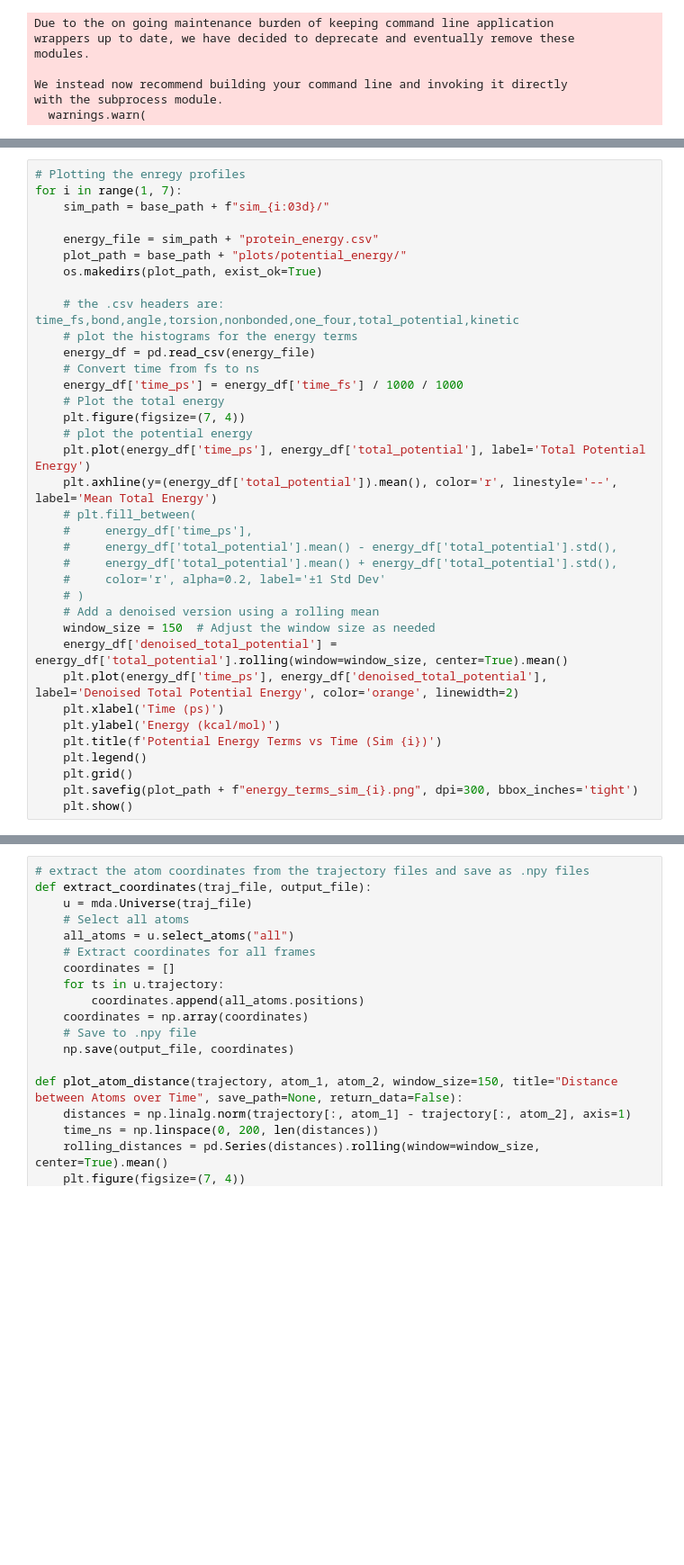
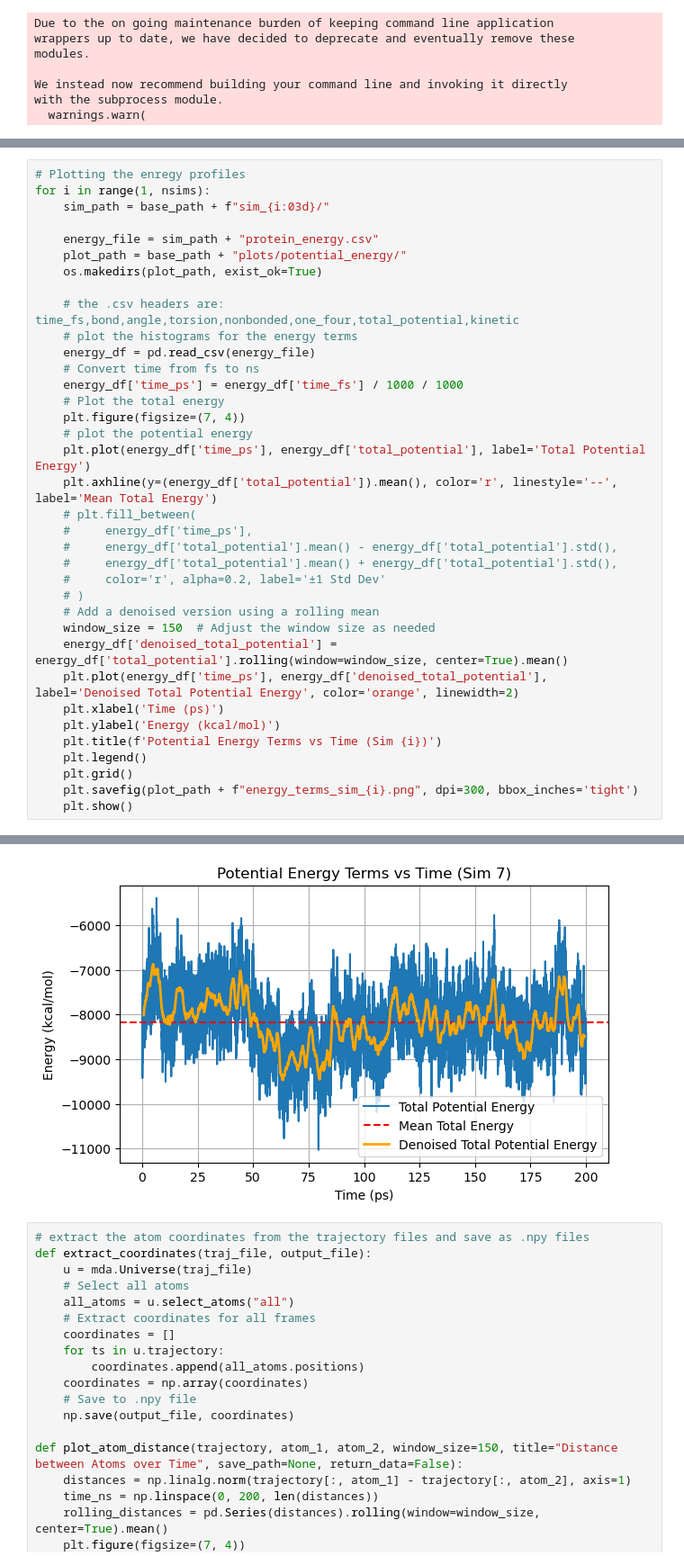
Before and after one commit to john-zcliu/oshea-j-wood-c-pbp-design-2023, a Jupyter notebook: mdTrajAnalysis2.ipynb, the cells around one changed output, grey strips where cells are left out. Shown at 90% size. Drawn from its saved outputs; the diff is of its cells as text; blank space fills up the shorter version.

```diff
--- a/mdTrajAnalysis2.ipynb
+++ b/mdTrajAnalysis2.ipynb
@@ -42,6 +43,6 @@ os.makedirs(NN_training_dir, exist_ok=True)
 # %%
 # Plotting the enregy profiles
-for i in range(1, 7):
+for i in range(1, nsims):
     sim_path = base_path + f"sim_{i:03d}/"
 
     energy_file = sim_path + "protein_energy.csv"
@@ -55,33 +56,34 @@ for i in range(1, 7):
     energy_df['time_ps'] = energy_df['time_fs'] / 1000 / 1000
     # Plot the total energy
     plt.figure(figsize=(7, 4))
     # plot the potential energy
     plt.plot(energy_df['time_ps'], energy_df['total_potential'], label='Total Potential Energy')
     plt.axhline(y=(energy_df['total_potential']).mean(), color='r', linestyle='--', label='Mean Total Energy')
     # plt.fill_between(
     #     energy_df['time_ps'],
     #     energy_df['total_potential'].mean() - energy_df['total_potential'].std(),
     #     energy_df['total_potential'].mean() + energy_df['total_potential'].std(),
     #     color='r', alpha=0.2, label='±1 Std Dev'
     # )
     # Add a denoised version using a rolling mean
     window_size = 150  # Adjust the window size as needed
     energy_df['denoised_total_potential'] = energy_df['total_potential'].rolling(window=window_size, center=True).mean()
     plt.plot(energy_df['time_ps'], energy_df['denoised_total_potential'], label='Denoised Total Potential Energy', color='orange', linewidth=2)
     plt.xlabel('Time (ps)')
     plt.ylabel('Energy (kcal/mol)')
     plt.title(f'Potential Energy Terms vs Time (Sim {i})')
     plt.legend()
     plt.grid()
     plt.savefig(plot_path + f"energy_terms_sim_{i}.png", dpi=300, bbox_inches='tight')
     plt.show()
 # %% [output]
 [figure]
 [figure]
 [figure]
 [figure]
 [figure]
 [figure]
+[figure, added]
 # %%
 # extract the atom coordinates from the trajectory files and save as .npy files
 def extract_coordinates(traj_file, output_file):
```
Also changed, not shown: parts of 5 cells of this notebook.
